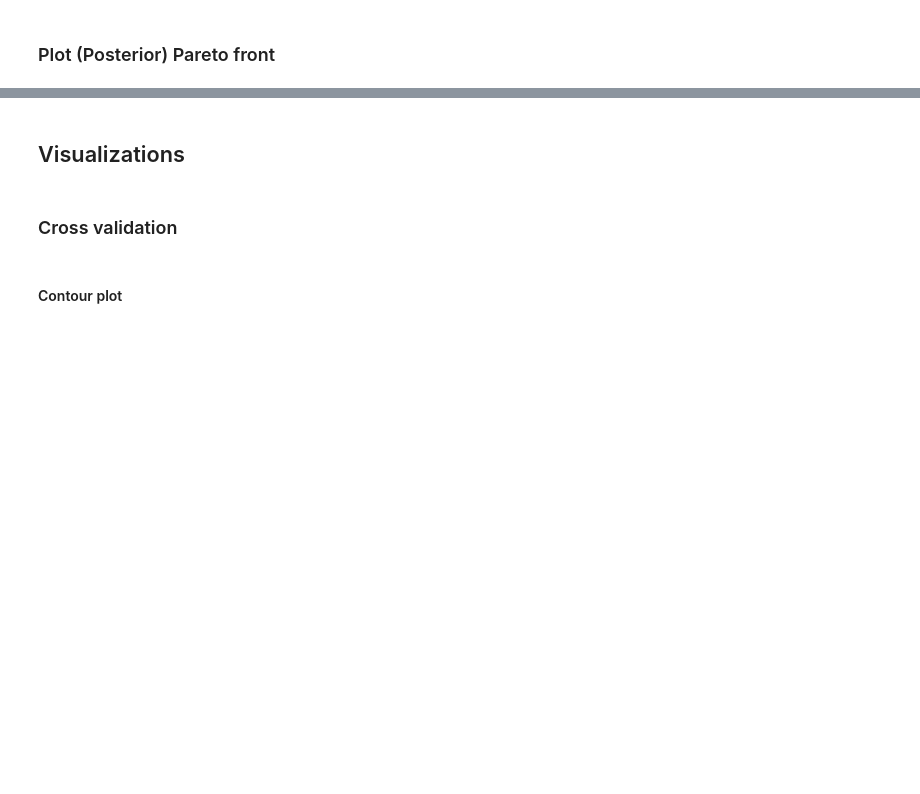
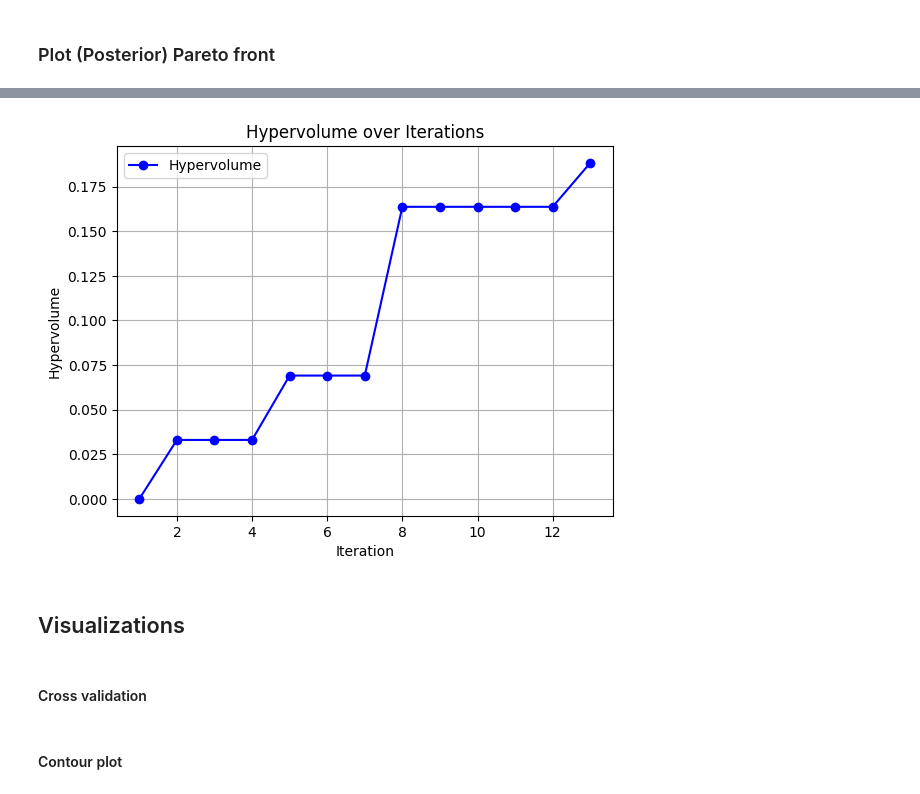
Before and after one commit to michailmitsakis/code_mqs, a Jupyter notebook: ax_code.ipynb, the cells around one changed output, grey strips where cells are left out. Cells and saved outputs as stored; diff of their text form; code cells hidden in the pictures; blank space fills up the shorter version.

```diff
--- a/ax_code.ipynb
+++ b/ax_code.ipynb
@@ -394,3 +377,8 @@ plt.show()
+# %%
+# Plot Hypervolume trace = Optimization trace for MOO
+plot_hypervolume_trace(ax_client)
+# %% [output]
+[figure, added]
 # %% [markdown]
 ## Visualizations
 # %%
@@ -405,6 +389,6 @@ from ax.plot.scatter import (
 from ax.plot.slice import plot_slice
 # %% [markdown]
-### Cross validation
+#### Cross validation
 # %%
 model = ax_client.generation_strategy.model
 cv_results = cross_validate(model, folds= -1) # default folds
```
Also changed, not shown: parts of 35 cells of this notebook, 4 other files.
